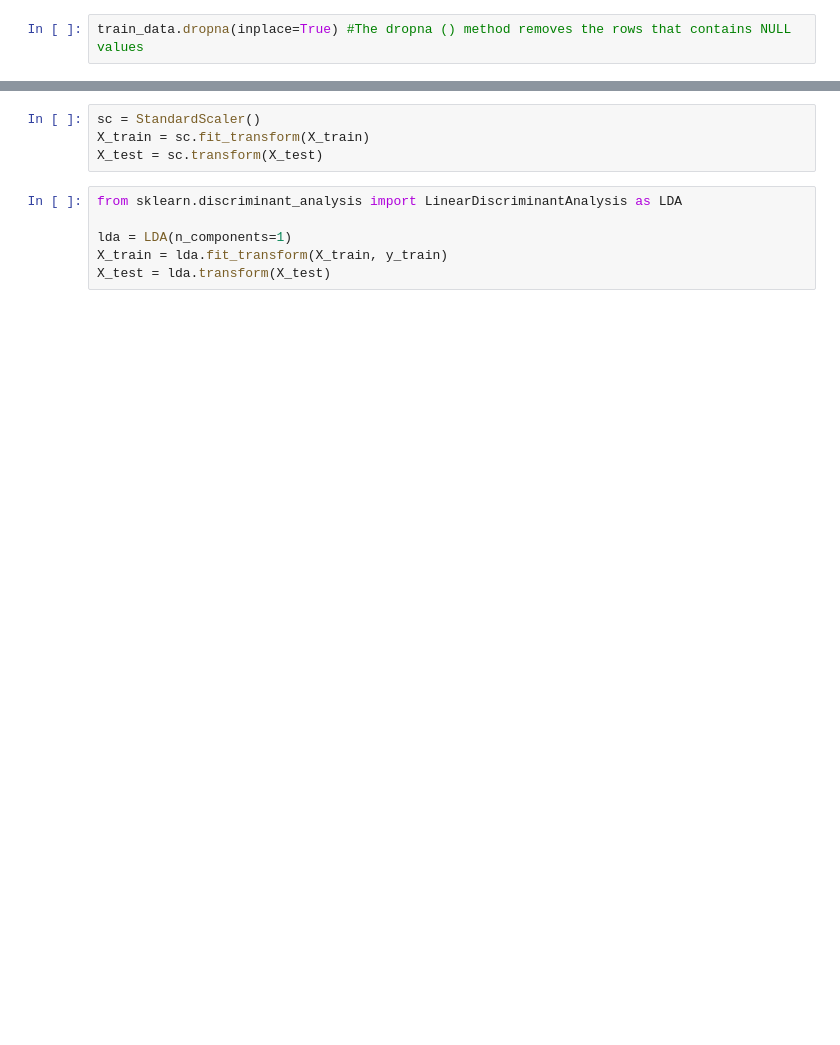
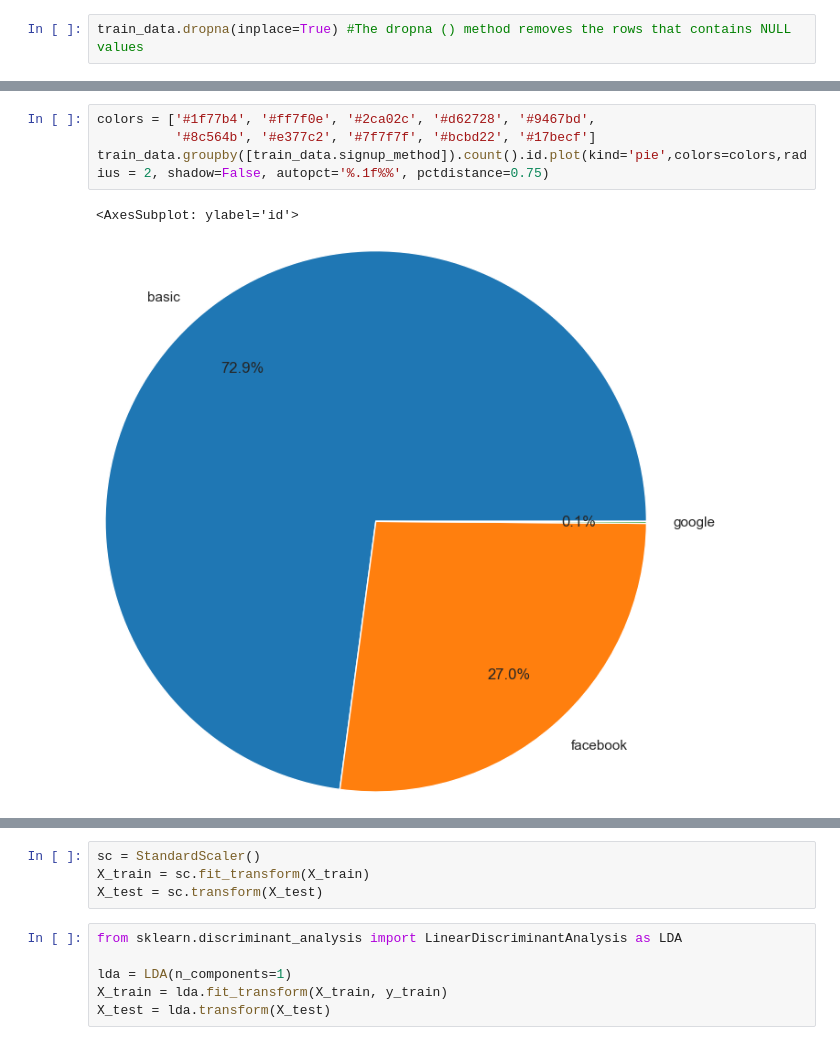
Before and after one commit to Shaimaa-moh/Mining-Project, a Jupyter notebook: Mining2.ipynb, the cells around one changed output, grey strips where cells are left out. Saved outputs shown, nothing was run; the diff lists cells and outputs as text; blank space fills up the shorter version.

```diff
--- a/Mining2.ipynb
+++ b/Mining2.ipynb
@@ -35,0 +136,7 @@ train_data.head()
+# %%
+colors = ['#1f77b4', '#ff7f0e', '#2ca02c', '#d62728', '#9467bd',
+          '#8c564b', '#e377c2', '#7f7f7f', '#bcbd22', '#17becf']
+train_data.groupby([train_data.signup_method]).count().id.plot(kind='pie',colors=colors,radius = 2, shadow=False, autopct='%.1f%%', pctdistance=0.75)
+# %% [output]
+<AxesSubplot: ylabel='id'>
+[figure, added]
```
Also changed, not shown: parts of 32 cells of this notebook.
